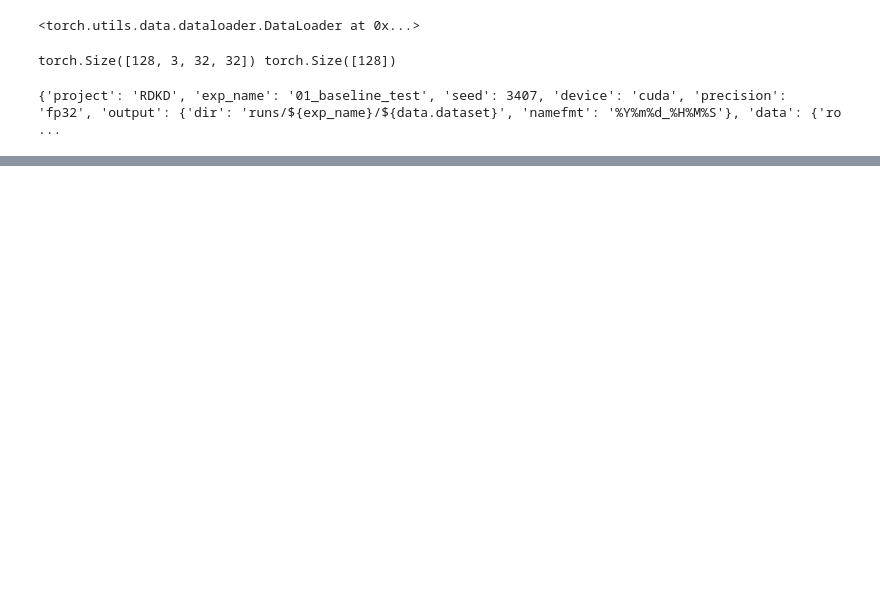
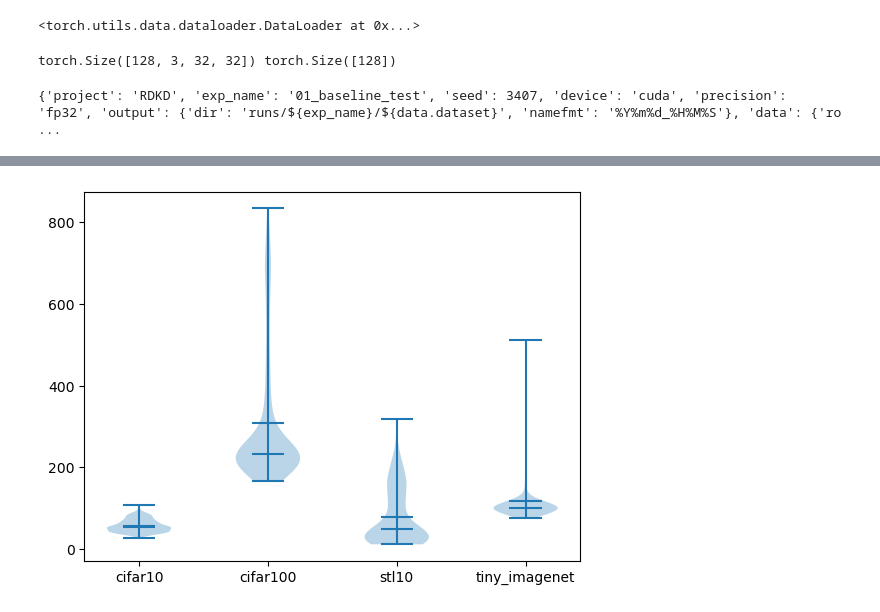
Before and after one commit to HiverXD/RDKD, a Jupyter notebook: test_notebook.ipynb, the cells around one changed output, grey strips where cells are left out. Cells and saved outputs as stored; diff of their text form; code cells hidden in the pictures; blank space fills up the shorter version.

Commit message:
(complete) experiment quick 2

```diff
--- a/test_notebook.ipynb
+++ b/test_notebook.ipynb
@@ -29,0 +67,32 @@ yaml.safe_dump()
+# %%
+datasets = ['cifar10', 'cifar100', 'stl10', 'tiny_imagenet']
+
+root_path = r'runs/_quick_2/'
+steps_list = []
+metrics_list = []
+
+for dataset in datasets:
+    s_path = root_path + dataset + r'/bi_per_step.jsonl'
+    m_path = root_path + dataset + r'/metrics_per_epoch.jsonl'
+
+    steps = []
+    metrics = []
+    with open(s_path, 'r') as f:
+        for line in f:
+            # 줄바꿈 문자 제거 후 json 파싱
+            record = json.loads(line.strip())
+            steps.append(record['b_i'])
+    steps_list.append(steps)
+
+    with open(m_path, 'r') as f:
+        for line in f:
+            # 줄바꿈 문자 제거 후 json 파싱
+            record = json.loads(line.strip())
+            metrics.append(record)
+    metrics_list.append(metrics)
+# %%
+plt.violinplot(steps_list, showmeans=True, showmedians=True)
+plt.xticks([1,2,3,4],datasets)
+plt.show()
+# %% [output]
+[figure, added]
```
Also changed, not shown: parts of 7 cells of this notebook, 16 other files.
